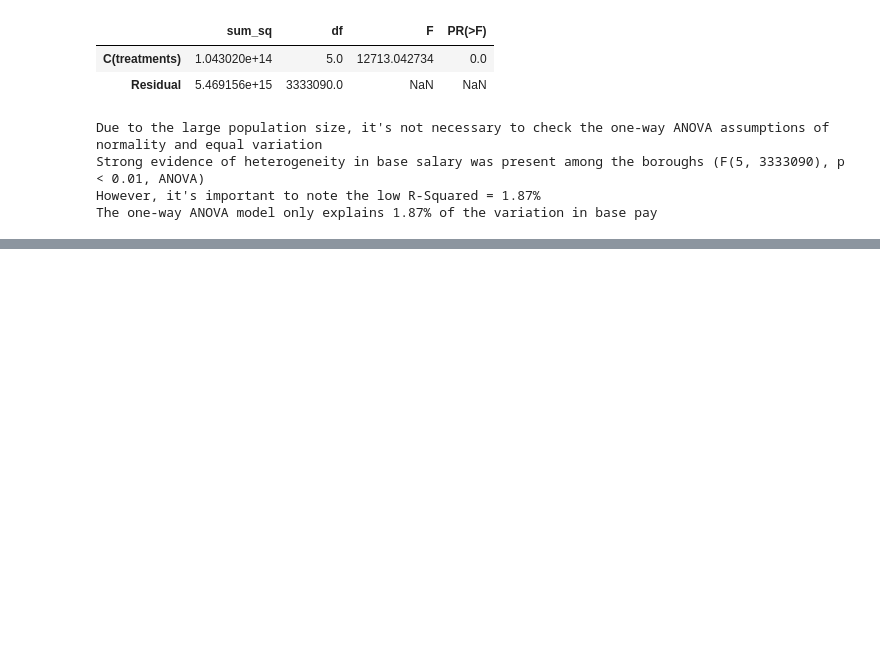
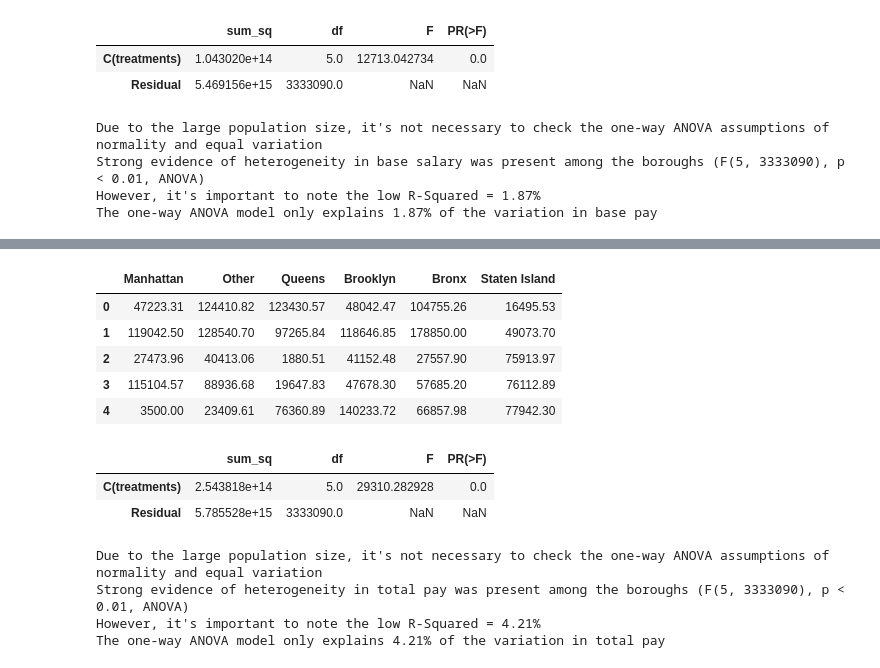
Before and after one commit to esm2000/nyc_payroll, a Jupyter notebook: citywide_payroll.ipynb, the cells around one changed output, grey strips where cells are left out. Drawn from its saved outputs; the diff is of its cells as text; code cells hidden in the pictures; blank space fills up the shorter version.

Commit message:
one-way ANOVA on total pay by borough

```diff
--- a/citywide_payroll.ipynb
+++ b/citywide_payroll.ipynb
@@ -592,6 +592,8 @@ the median total pay is unexpectedly lower than the median base salary...
 
 import statsmodels.api as sm
 from statsmodels.formula.api import ols
+# %%
+payroll["Total Pay"] = payroll["Regular Gross Paid"] + payroll["Total OT Paid"]
 # %%
 manhattan_filter = payroll["Borough"] == "Manhattan"
 manhattan_payroll = payroll[manhattan_filter]
@@ -682,0 +681,36 @@ The one-way ANOVA model only explains 1.87% of the variation in base pay
+# %%
+manhattan_total_pay = manhattan_payroll["Total Pay"]
+other_total_pay = other_payroll["Total Pay"]
+queens_total_pay = queens_payroll["Total Pay"]
+brooklyn_total_pay = brooklyn_payroll["Total Pay"]
+bronx_total_pay = bronx_payroll["Total Pay"]
+staten_island_total_pay = staten_island_payroll["Total Pay"]
+# %%
+manhattan_total_pay = manhattan_total_pay.reset_index()["Total Pay"]
+other_total_pay = other_total_pay.reset_index()["Total Pay"]
+queens_total_pay = queens_total_pay.reset_index()["Total Pay"]
+brooklyn_total_pay = brooklyn_total_pay.reset_index()["Total Pay"]
+bronx_total_pay = bronx_total_pay.reset_index()["Total Pay"]
+staten_island_total_pay = staten_island_total_pay.reset_index()["Total Pay"]
+# %%
+frame = {"Manhattan": manhattan_total_pay, "Other": other_total_pay, "Queens": queens_total_pay, "Brooklyn": brooklyn_total_pay, "Bronx": bronx_total_pay, "Staten Island": staten_island_total_pay}
+# %%
+total_pay = pd.DataFrame(frame)
+total_pay.head()
+# %% [output]
+|  | Manhattan | Other | Queens | Brooklyn | Bronx | Staten Island |
+| 0 | 47223.31 | 124410.82 | 123430.57 | 48042.47 | 104755.26 | 16495.53 |
+| 1 | 119042.50 | 128540.70 | 97265.84 | 118646.85 | 178850.00 | 49073.70 |
+| 2 | 27473.96 | 40413.06 | 1880.51 | 41152.48 | 27557.90 | 75913.97 |
+| 3 | 115104.57 | 88936.68 | 19647.83 | 47678.30 | 57685.20 | 76112.89 |
+| 4 | 3500.00 | 23409.61 | 76360.89 | 140233.72 | 66857.98 | 77942.30 |
+# %%
+total_pay_melt = pd.melt(total_pay.reset_index(), id_vars=['index'], value_vars=["Manhattan", "Other", "Queens", "Brooklyn", "Bronx", "Staten Island"])
+total_pay_melt.columns = ['index', 'treatments', 'value']
+model = ols('value ~ C(treatments)', data=total_pay_melt).fit()
+anova_table = sm.stats.anova_lm(model, typ=2)
+anova_table
+# %% [output]
+|  | sum_sq | df | F | PR(>F) |
+| C(treatments) | 2.543818e+14 | 5.0 | 29310.282928 | 0.0 |
+| Residual | 5.785528e+15 | 3333090.0 | NaN | NaN |
@@ -683,3 +724,13 @@ The one-way ANOVA model only explains 1.87% of the variation in base pay
+# %%
+print("Due to the large population size, it's not necessary to check the one-way ANOVA assumptions of normality and equal variation")
+print("Strong evidence of heterogeneity in total pay was present among the boroughs (F(" + str(df1) + ", " + str(df2) +"), p < 0.01, ANOVA)")
+print("However, it's important to note the low R-Squared = " + str(round(r_squared, 2)) + "%")
+print("The one-way ANOVA model only explains " + str(round(r_squared, 2)) + "% of the variation in total pay")
+# %% [output]
+Due to the large population size, it's not necessary to check the one-way ANOVA assumptions of normality and equal variation
+Strong evidence of heterogeneity in total pay was present among the boroughs (F(5, 3333090), p < 0.01, ANOVA)
+However, it's important to note the low R-Squared = 4.21%
+The one-way ANOVA model only explains 4.21% of the variation in total pay
 # %%
 # distributions of the difference between base pay and actual pay
 # %%
```
Also changed, not shown: parts of 7 cells of this notebook.
